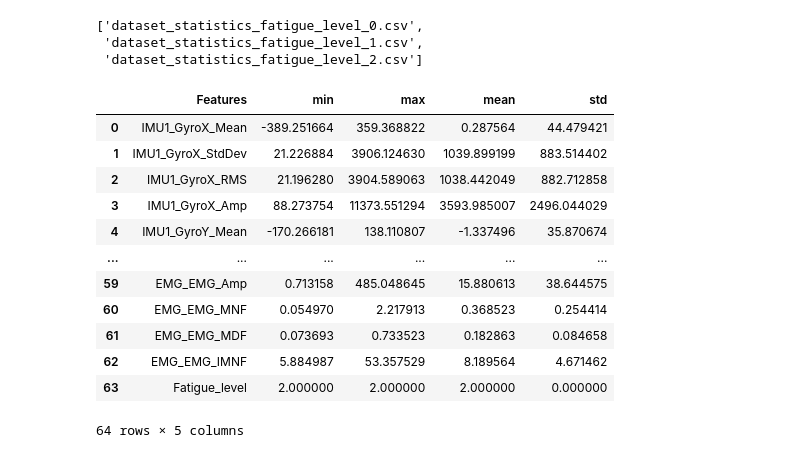
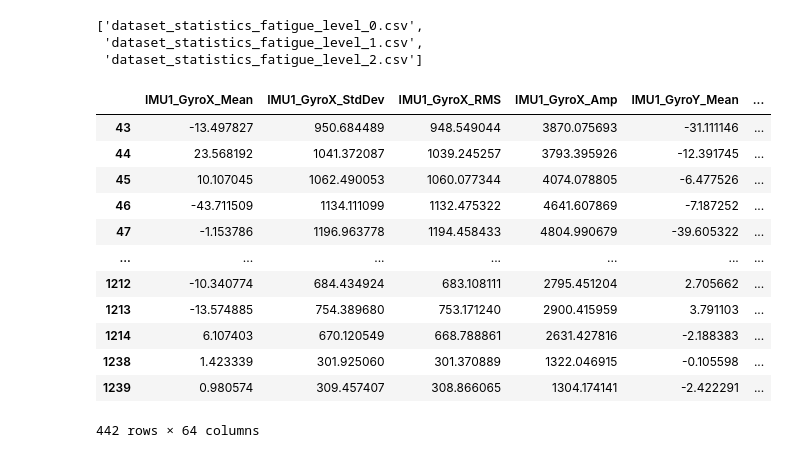
Before and after one commit to shinmohuang/FurtherResearch, a Jupyter notebook: daraset_visualization.ipynb, the cells around one changed output. Drawn from its saved outputs; the diff is of its cells as text; code cells hidden in the pictures.

```diff
--- a/daraset_visualization.ipynb
+++ b/daraset_visualization.ipynb
@@ -2,13 +2,13 @@
 import pandas as pd
 
 # Read the feature names CSV file
-feature_names = pd.read_csv('/Dataset/Feature Name.csv')
+feature_names = pd.read_csv('Dataset/Feature Name.csv')
 
 # Create a list of feature names
 header_list = feature_names['Feature'].tolist()
 
 # Read the dataset CSV file
-dataset = pd.read_csv('/Dataset/Dataset.csv', names=header_list)
+dataset = pd.read_csv('Dataset/Dataset.csv', names=header_list)
 
 # Print the first few rows of the dataset and feature names
 dataset
@@ -205,19 +205,19 @@ output_paths
  'dataset_statistics_fatigue_level_1.csv',
  'dataset_statistics_fatigue_level_2.csv']
 # %%
-high_fatigue = pd.read_csv('statistic_analysis/dataset_statistics_fatigue_level_2.csv')
+high_fatigue = dataset[dataset['Fatigue_level'] == 2]
 high_fatigue
 # %% [output]
-|  | Features | min | max | mean | std |
-| 0 | IMU1_GyroX_Mean | -389.251664 | 359.368822 | 0.287564 | 44.479421 |
-| 1 | IMU1_GyroX_StdDev | 21.226884 | 3906.124630 | 1039.899199 | 883.514402 |
-| 2 | IMU1_GyroX_RMS | 21.196280 | 3904.589063 | 1038.442049 | 882.712858 |
-| 3 | IMU1_GyroX_Amp | 88.273754 | 11373.551294 | 3593.985007 | 2496.044029 |
-| 4 | IMU1_GyroY_Mean | -170.266181 | 138.110807 | -1.337496 | 35.870674 |
-| ... | ... | ... | ... | ... | ... |
-| 59 | EMG_EMG_Amp | 0.713158 | 485.048645 | 15.880613 | 38.644575 |
-| 60 | EMG_EMG_MNF | 0.054970 | 2.217913 | 0.368523 | 0.254414 |
-| 61 | EMG_EMG_MDF | 0.073693 | 0.733523 | 0.182863 | 0.084658 |
-| 62 | EMG_EMG_IMNF | 5.884987 | 53.357529 | 8.189564 | 4.671462 |
-| 63 | Fatigue_level | 2.000000 | 2.000000 | 2.000000 | 0.000000 |
+|  | IMU1_GyroX_Mean | IMU1_GyroX_StdDev | IMU1_GyroX_RMS | IMU1_GyroX_Amp | IMU1_GyroY_Mean | ... |
+| 43 | -13.497827 | 950.684489 | 948.549044 | 3870.075693 | -31.111146 | ... |
+| 44 | 23.568192 | 1041.372087 | 1039.245257 | 3793.395926 | -12.391745 | ... |
+| 45 | 10.107045 | 1062.490053 | 1060.077344 | 4074.078805 | -6.477526 | ... |
+| 46 | -43.711509 | 1134.111099 | 1132.475322 | 4641.607869 | -7.187252 | ... |
+| 47 | -1.153786 | 1196.963778 | 1194.458433 | 4804.990679 | -39.605322 | ... |
+| ... | ... | ... | ... | ... | ... | ... |
+| 1212 | -10.340774 | 684.434924 | 683.108111 | 2795.451204 | 2.705662 | ... |
+| 1213 | -13.574885 | 754.389680 | 753.171240 | 2900.415959 | 3.791103 | ... |
+| 1214 | 6.107403 | 670.120549 | 668.788861 | 2631.427816 | -2.188383 | ... |
+| 1238 | 1.423339 | 301.925060 | 301.370889 | 1322.046915 | -0.105598 | ... |
+| 1239 | 0.980574 | 309.457407 | 308.866065 | 1304.174141 | -2.422291 | ... |
-64 rows × 5 columns
+442 rows × 64 columns
```
Also changed, not shown: parts of 1 cell of this notebook, 2 other files.
